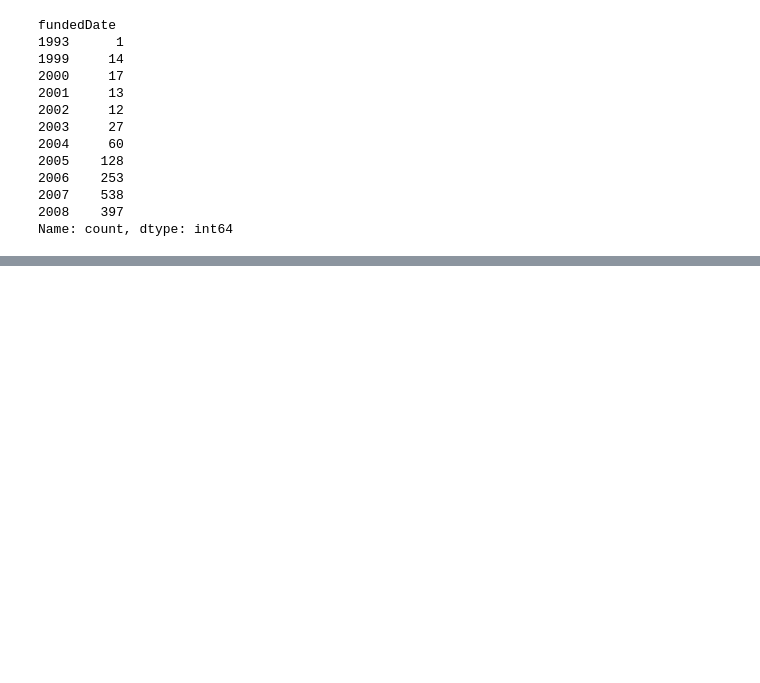
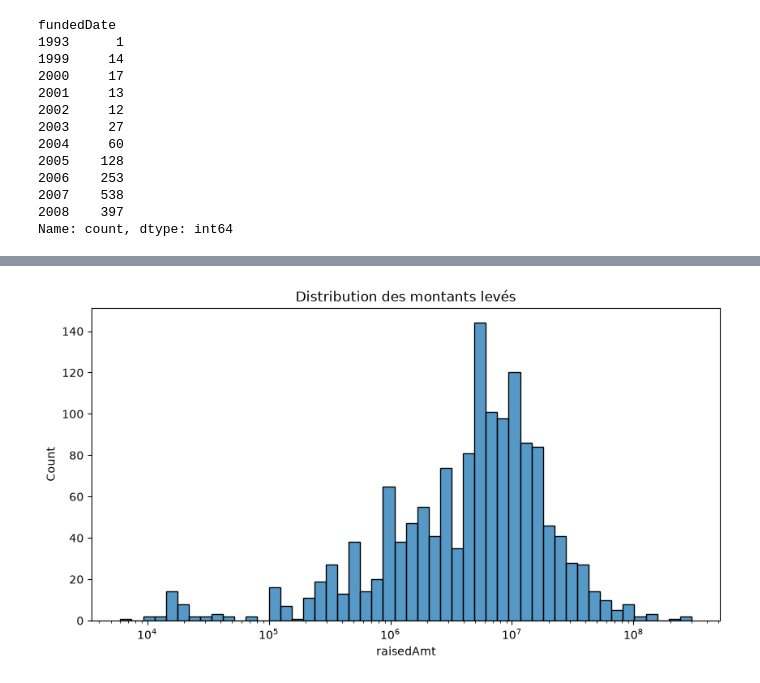
Before and after one commit to boubagn-rgb/techcrunch-funding-analysis, a Jupyter notebook: notebooks/nettoyage_exploration.ipynb, the cells around one changed output, grey strips where cells are left out. Saved outputs shown, nothing was run; the diff lists cells and outputs as text; code cells hidden in the pictures; blank space fills up the shorter version.

```diff
--- a/notebooks/nettoyage_exploration.ipynb
+++ b/notebooks/nettoyage_exploration.ipynb
@@ -113,0 +144,7 @@ Name: count, dtype: int64
+# %%
+plt.figure(figsize=(10, 5))
+sns.histplot(df['raisedAmt'], bins=50, log_scale=True)
+plt.title('Distribution des montants levés')
+plt.show()
+# %% [output]
+[figure, added]
```
Also changed, not shown: parts of 8 cells of this notebook.
